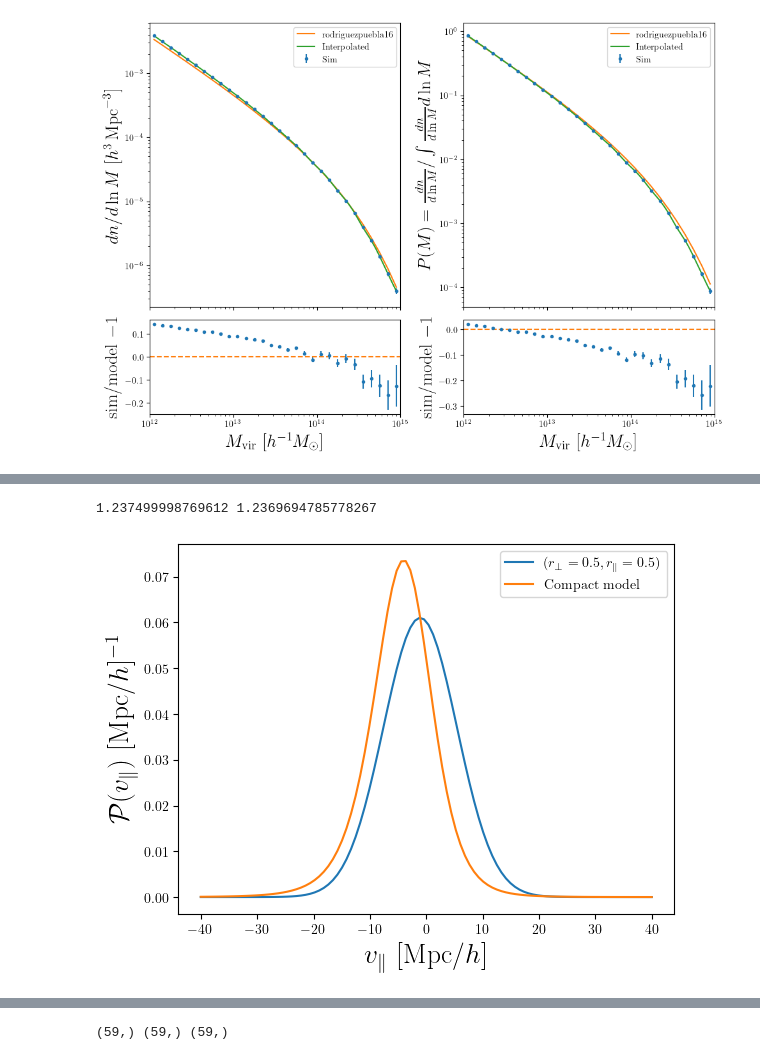
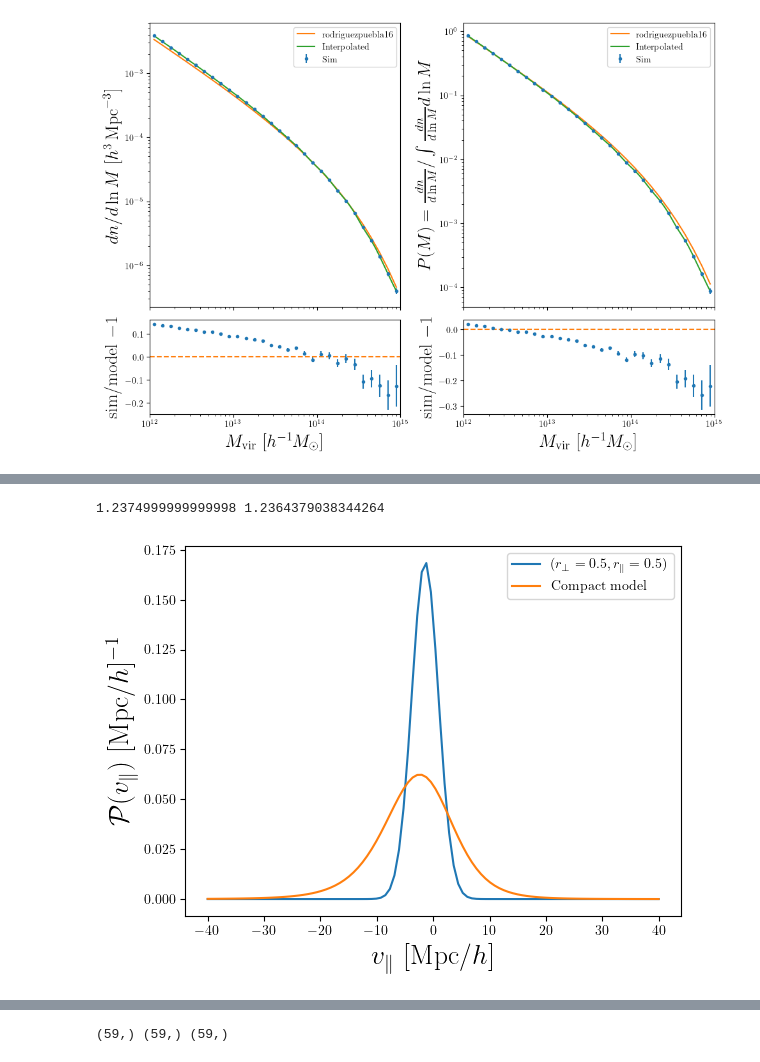
Before and after one commit to cosweeney/clive_bias, a Jupyter notebook: notebooks/streaming_model/MDPL2_streaming.ipynb, the cells around one changed output, grey strips where cells are left out. Saved outputs shown, nothing was run; the diff lists cells and outputs as text; code cells hidden in the pictures.

```diff
--- a/notebooks/streaming_model/MDPL2_streaming.ipynb
+++ b/notebooks/streaming_model/MDPL2_streaming.ipynb
@@ -679,0 +768,15 @@ with h5.File(vel_path, 'r') as hdf:
+# %%
+# load
+save_path = '/spiffball/cosweeney/simulations/MDPL2/data/GSM_moments_gg.hdf5'
+
+with h5.File(save_path, 'r') as f:
+    v_12 = f['v_12'][()]
+    s_12_r = f['s_12_r'][()]
+    s_12_t = f['s_12_t'][()]
+# %%
+rmax = 50
+rmin = 5
+r_edges_test = np.linspace(rmin, rmax, rmax-rmin+1)
+r_cens_test = 0.5*(r_edges_test[1:]+r_edges_test[:-1])
+
+print(len(r_cens_test))
@@ -679,0 +815,5 @@ with h5.File(vel_path, 'r') as hdf:
+# %%
+plt.plot(rbins_c, a*H*v_12, c='k')
+
+for k in range(6):
+    plt.plot(r_cens_test, mean_j[k], c=f'C{k}')
@@ -860,28 +1002,31 @@ from scipy.interpolate import UnivariateSpline
 
 
 gaussian = moments2gaussian(
-    m_10=UnivariateSpline(rbins_c, m10, s=0,ext=3),
-    c_20=UnivariateSpline(rbins_c, c20, s=0,ext=3),
-    c_02=UnivariateSpline(rbins_c, c02, s=0,ext=3)
+    m_10=UnivariateSpline(rbins_c, v_12, s=0,ext=3),
+    c_20=UnivariateSpline(rbins_c, s_12_r, s=0,ext=3),
+    c_02=UnivariateSpline(rbins_c, s_12_t, s=0,ext=3)
 )
 # %%
 vlos = np.linspace(-40., 40.,100)
 
-g_test = gaussian(vlos,r_perp=0.5,r_parallel=0.5)[0]
-c_test = Pv_margM_vec_Mpc(vlos, 0.5, 0.5) #a*H*Pv_margM_vec(a*H*vlos, 0.5, 0.5)
+R_test = 10
+rlos_test = 20
+
+g_test = gaussian(vlos,r_perp=R_test,r_parallel=rlos_test)[0]
+c_test = Pv_c_Mpc(vlos, R_test, rlos_test) #a*H*Pv_margM_vec(a*H*vlos, 0.5, 0.5)
 
 plt.plot(vlos, g_test,
         label=r'$(r_\perp = 0.5, r_\parallel = 0.5)$')
 plt.plot(vlos, c_test,
         label=r'Compact model')
 plt.legend()
 plt.ylabel(r'$\mathcal{P}(v_\parallel)$ [Mpc/$h]^{-1}$')
 plt.xlabel(r'$v_\parallel$ [Mpc/$h]$')
 
 print(np.sum(g_test), np.sum(c_test))
 # %% [output]
-1.237499998769612 1.2369694785778267
+1.2374999999999998 1.2364379038344264
-[figure, old version]
+[figure, new version]
 # %%
 vlos = np.linspace(-2500,2500, 100)
 
```
Also changed, not shown: parts of 30 cells of this notebook, 10 other files.
